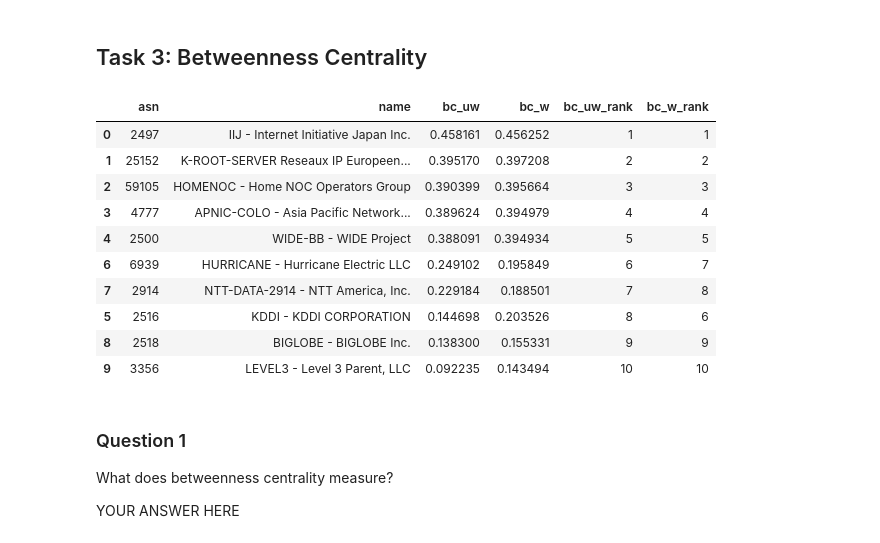
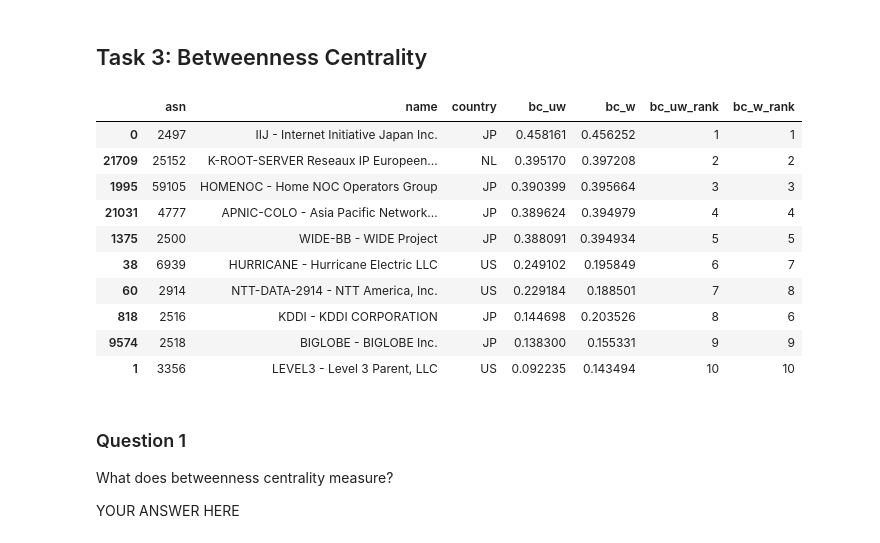
Before and after one commit to luyuanfan/nids-as-centrality, a Jupyter notebook: nids-as-centrality-refactored.ipynb, the cells around one changed output. Drawn from its saved outputs; the diff is of its cells as text; code cells hidden in the pictures.

```diff
--- a/nids-as-centrality-refactored.ipynb
+++ b/nids-as-centrality-refactored.ipynb
@@ -96,11 +96,11 @@ try:
         for line in fin:
             asn, _ , rest = line.strip().partition(" ")
             name, _ , country = rest.rpartition(", ")
-            data[asn] = name
+            data[asn] = {"name": name, "country": country}
 except Exception as e:
     print(f"An error occurred: {e}")
 
 # store ASN-name mapping in a dataframe
-asn_info_df = pd.DataFrame.from_dict(data, orient='index', columns=['name'])
-asn_info_df.head(10)
+as_info_df = pd.DataFrame.from_dict(data, orient='index', columns=['name','country'])
+as_info_df.head(10)
 # %% [output]
@@ -213,7 +212,9 @@ def build_local_graphs(RIB_PATHS):
 # %%
 def _iter_local_graphs(local_graphs, peer=None):
     """
-    TODO: Maybe we want to describe what 'yield' does.
+    Helper function that iterates through local views of peer(s).
+    When peer(s) is provided, it only goes through the views of those peers.
+    Otherwise, it goes through every view.
     """
     if peer:
         graphs = {peer: local_graphs[peer]}
@@ -227,5 +230,5 @@ def _iter_local_graphs(local_graphs, peer=None):
 # %%
-def build_global_graph(pfx_to_weight, local_graphs):
+def compute_bc_scores(pfx_to_weight, local_graphs):
     """
     Now, we merge the local graphs observed by each VP into a global graph.
     TODO: Finish function description. esp the use of 'global graph'.
@@ -258,11 +261,12 @@ def build_global_graph(pfx_to_weight, local_graphs):
             global_graph[asn]["w"] += weight
 
     return unique_paths, dict(global_graph)
+
+
+pyt, local_graphs, peer_to_asn, asn_to_peer = build_local_graphs(RIB_PATHS)
+pfx_to_weight = weigh_prefixes(pyt)
+unique_paths, global_graph = compute_bc_scores(pfx_to_weight, local_graphs)
 # %%
-pyt, local_graphs, peer_to_asn, asn_to_peer = build_local_graphs(RIB_PATHS)
-pfx_to_weight = weigh_prefixes(pyt)
-unique_paths, global_graph = build_global_graph(pfx_to_weight, local_graphs)
-
 n_prefix = len(pfx_to_weight)
 n_path = len(unique_paths)
 n_peer = len(peer_to_asn)
@@ -300,31 +304,30 @@ get_bc_score_global(global_graph, n_path)
 # %%
 global_graph_df = pd.DataFrame.from_dict(global_graph, orient="index")
 
 global_graph_enriched = (
     global_graph_df
-    .merge(asn_info_df, left_index=True, right_index=True)
-    .sort_values("bc_w", ascending=False)
+    .merge(as_info_df, left_index=True, right_index=True)
     .reset_index(names="asn")
     .assign(
         bc_uw_rank=lambda df: df['bc_uw'].rank(ascending=False).astype(int),
         bc_w_rank=lambda df: df['bc_w'].rank(ascending=False).astype(int)
     )
-    .reindex(columns=["asn","name","bc_uw","bc_w", "bc_uw_rank","bc_w_rank"])
+    .reindex(columns=["asn","name","country","bc_uw","bc_w","bc_uw_rank","bc_w_rank"])
 )
 
 global_graph_enriched.sort_values("bc_uw", ascending=False).head(10)
 # %% [output]
-|  | asn | name | bc_uw | bc_w | bc_uw_rank | bc_w_rank |
-| 0 | 2497 | IIJ - Internet Initiative Japan Inc. | 0.458161 | 0.456252 | 1 | 1 |
-| 1 | 25152 | K-ROOT-SERVER Reseaux IP Europeen... | 0.395170 | 0.397208 | 2 | 2 |
-| 2 | 59105 | HOMENOC - Home NOC Operators Group | 0.390399 | 0.395664 | 3 | 3 |
-| 3 | 4777 | APNIC-COLO - Asia Pacific Network... | 0.389624 | 0.394979 | 4 | 4 |
-| 4 | 2500 | WIDE-BB - WIDE Project | 0.388091 | 0.394934 | 5 | 5 |
-| 6 | 6939 | HURRICANE - Hurricane Electric LLC | 0.249102 | 0.195849 | 6 | 7 |
-| 7 | 2914 | NTT-DATA-2914 - NTT America, Inc. | 0.229184 | 0.188501 | 7 | 8 |
-| 5 | 2516 | KDDI - KDDI CORPORATION | 0.144698 | 0.203526 | 8 | 6 |
-| 8 | 2518 | BIGLOBE - BIGLOBE Inc. | 0.138300 | 0.155331 | 9 | 9 |
-| 9 | 3356 | LEVEL3 - Level 3 Parent, LLC | 0.092235 | 0.143494 | 10 | 10 |
+|  | asn | name | country | bc_uw | bc_w | bc_uw_rank | bc_w_rank |
+| 0 | 2497 | IIJ - Internet Initiative Japan Inc. | JP | 0.458161 | 0.456252 | 1 | 1 |
+| 21709 | 25152 | K-ROOT-SERVER Reseaux IP Europeen... | NL | 0.395170 | 0.397208 | 2 | 2 |
+| 1995 | 59105 | HOMENOC - Home NOC Operators Group | JP | 0.390399 | 0.395664 | 3 | 3 |
+| 21031 | 4777 | APNIC-COLO - Asia Pacific Network... | JP | 0.389624 | 0.394979 | 4 | 4 |
+| 1375 | 2500 | WIDE-BB - WIDE Project | JP | 0.388091 | 0.394934 | 5 | 5 |
+| 38 | 6939 | HURRICANE - Hurricane Electric LLC | US | 0.249102 | 0.195849 | 6 | 7 |
+| 60 | 2914 | NTT-DATA-2914 - NTT America, Inc. | US | 0.229184 | 0.188501 | 7 | 8 |
+| 818 | 2516 | KDDI - KDDI CORPORATION | JP | 0.144698 | 0.203526 | 8 | 6 |
+| 9574 | 2518 | BIGLOBE - BIGLOBE Inc. | JP | 0.138300 | 0.155331 | 9 | 9 |
+| 1 | 3356 | LEVEL3 - Level 3 Parent, LLC | US | 0.092235 | 0.143494 | 10 | 10 |
 # %% [markdown]
 ### Question 1
 What does betweenness centrality measure?
```
Also changed, not shown: parts of 9 cells of this notebook.
